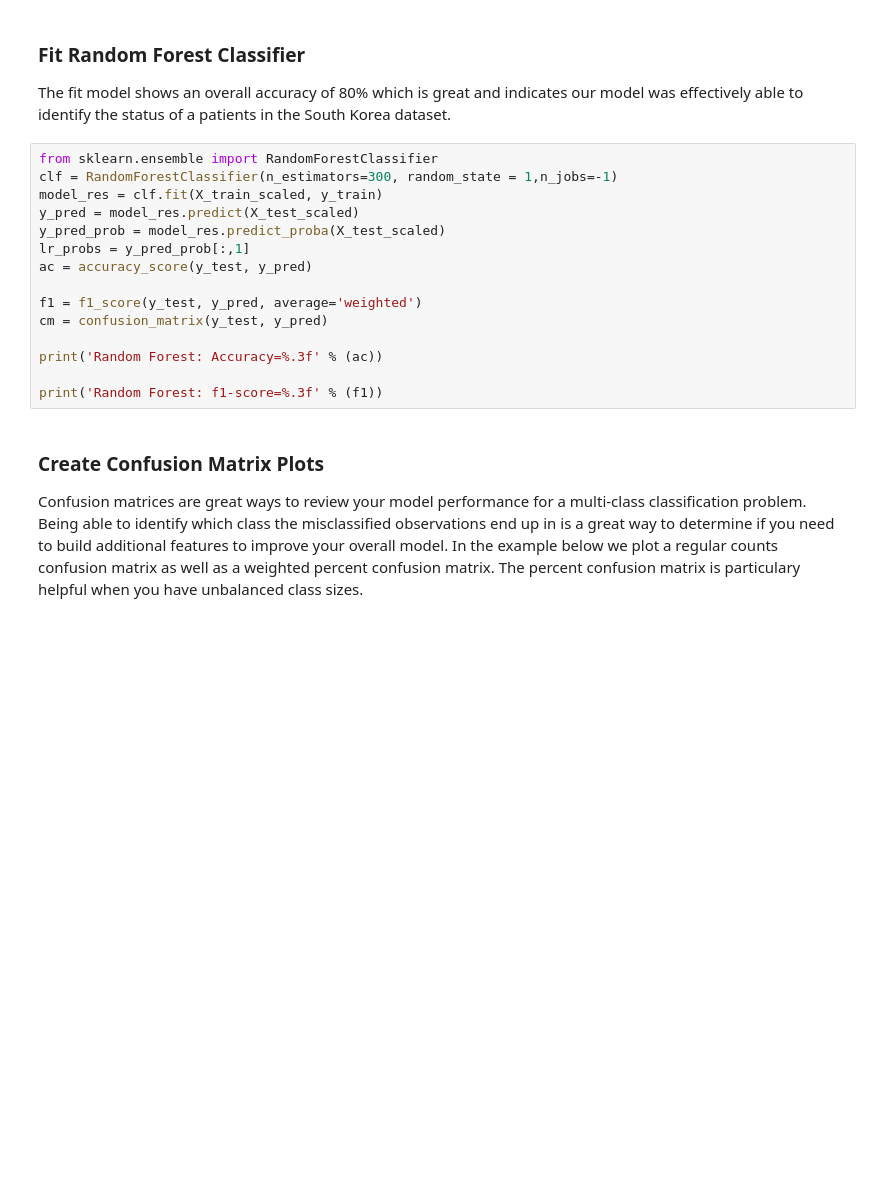
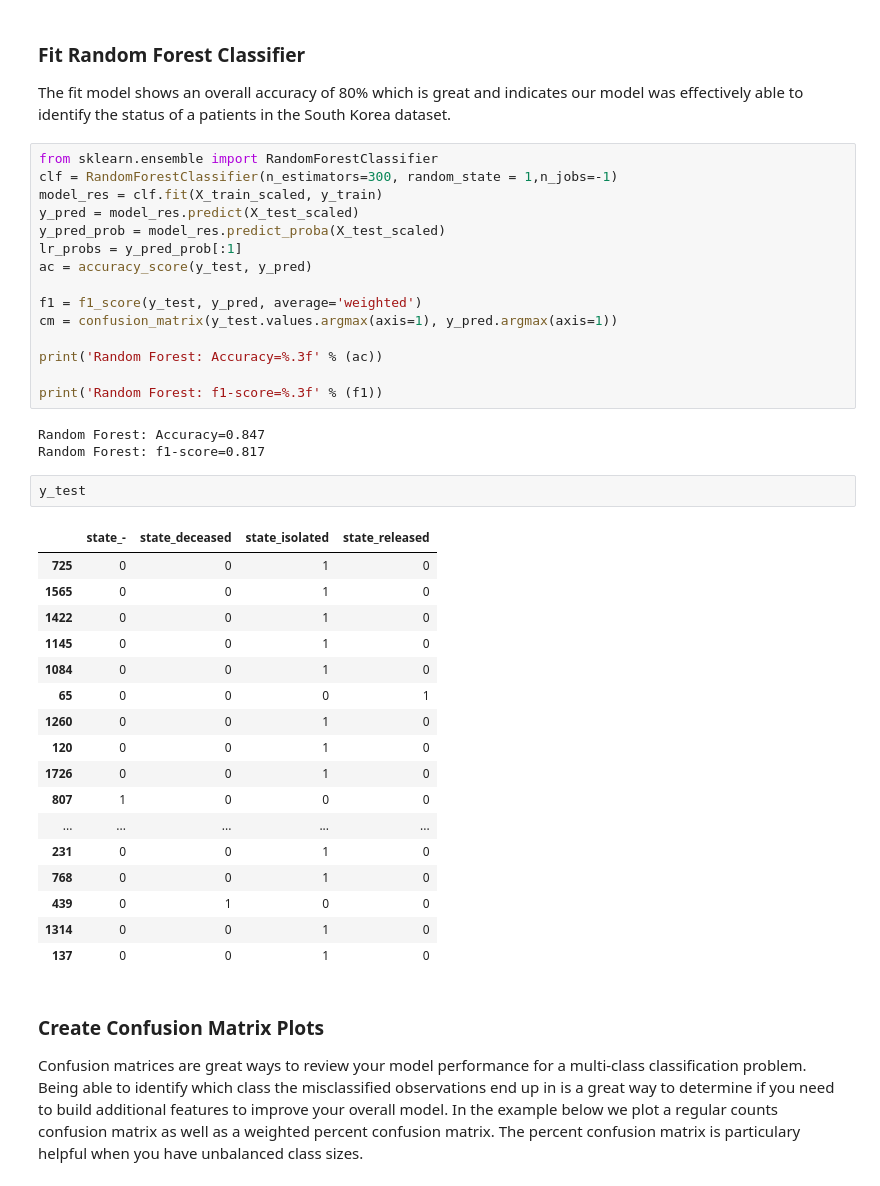
Before and after one commit to dj-m/RandomForest, a Jupyter notebook: notebook/RandomForest_casestudy_covid19.ipynb, the cells around one changed output. Saved outputs shown, nothing was run; the diff lists cells and outputs as text; blank space fills up the shorter version.

Commit message:
Trained the Random Forest Classifier model

```diff
--- a/notebook/RandomForest_casestudy_covid19.ipynb
+++ b/notebook/RandomForest_casestudy_covid19.ipynb
@@ -364,15 +364,38 @@ clf = RandomForestClassifier(n_estimators=300, random_state = 1,n_jobs=-1)
 model_res = clf.fit(X_train_scaled, y_train)
 y_pred = model_res.predict(X_test_scaled)
 y_pred_prob = model_res.predict_proba(X_test_scaled)
-lr_probs = y_pred_prob[:,1]
+lr_probs = y_pred_prob[:1]
 ac = accuracy_score(y_test, y_pred)
 
 f1 = f1_score(y_test, y_pred, average='weighted')
-cm = confusion_matrix(y_test, y_pred)
+cm = confusion_matrix(y_test.values.argmax(axis=1), y_pred.argmax(axis=1))
 
 print('Random Forest: Accuracy=%.3f' % (ac))
 
 print('Random Forest: f1-score=%.3f' % (f1))
+# %% [output]
+Random Forest: Accuracy=0.847
+Random Forest: f1-score=0.817
+# %%
+y_test
+# %% [output]
+|  | state_- | state_deceased | state_isolated | state_released |
+| 725 | 0 | 0 | 1 | 0 |
+| 1565 | 0 | 0 | 1 | 0 |
+| 1422 | 0 | 0 | 1 | 0 |
+| 1145 | 0 | 0 | 1 | 0 |
+| 1084 | 0 | 0 | 1 | 0 |
+| 65 | 0 | 0 | 0 | 1 |
+| 1260 | 0 | 0 | 1 | 0 |
+| 120 | 0 | 0 | 1 | 0 |
+| 1726 | 0 | 0 | 1 | 0 |
+| 807 | 1 | 0 | 0 | 0 |
+| ... | ... | ... | ... | ... |
+| 231 | 0 | 0 | 1 | 0 |
+| 768 | 0 | 0 | 1 | 0 |
+| 439 | 0 | 1 | 0 | 0 |
+| 1314 | 0 | 0 | 1 | 0 |
+| 137 | 0 | 0 | 1 | 0 |
 # %% [markdown]
 ### Create Confusion Matrix Plots
 Confusion matrices are great ways to review your model performance for a multi-class classification problem. Being able to identify which class the misclassified observations end up in is a great way to determine if you need to build additional features to improve your overall model. In the example below we plot a regular counts confusion matrix as well as a weighted percent confusion matrix. The percent confusion matrix is particulary helpful when you have unbalanced class sizes.
```
